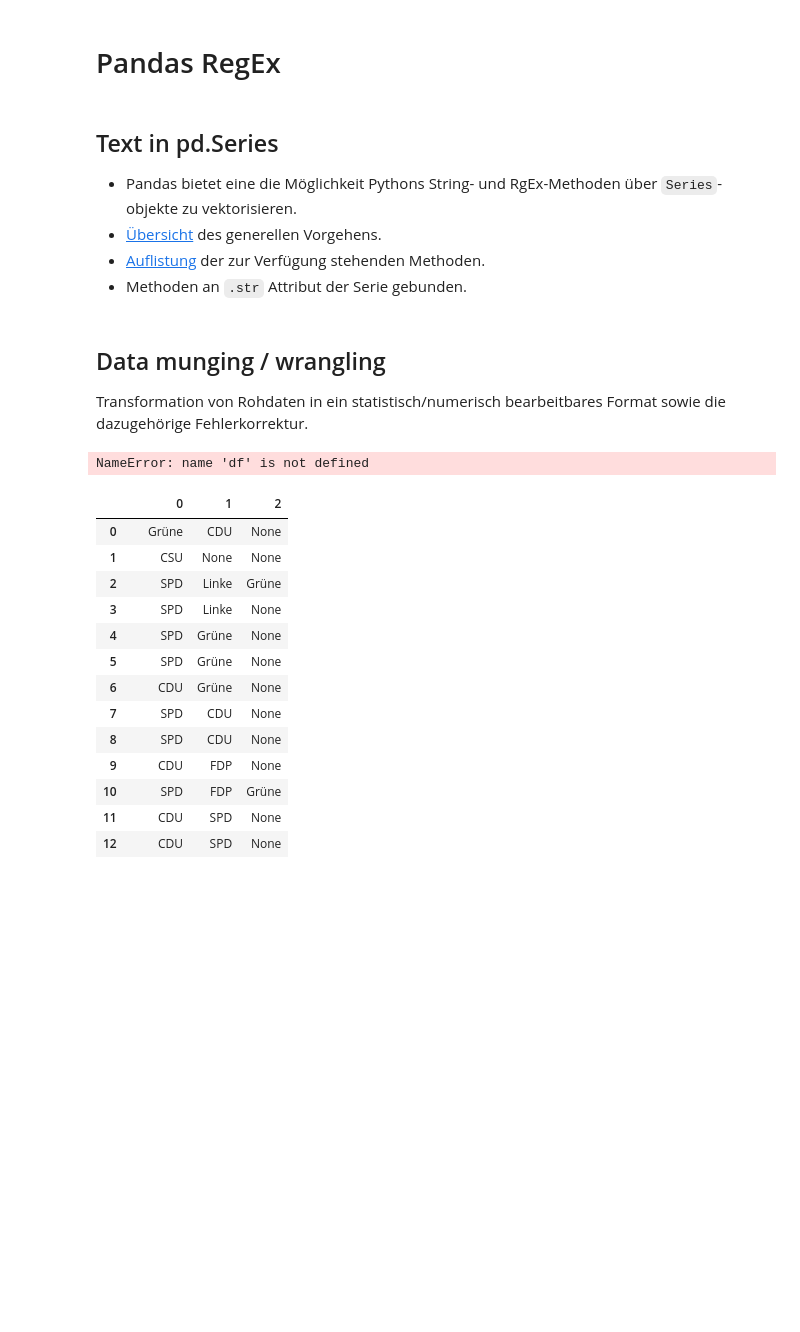
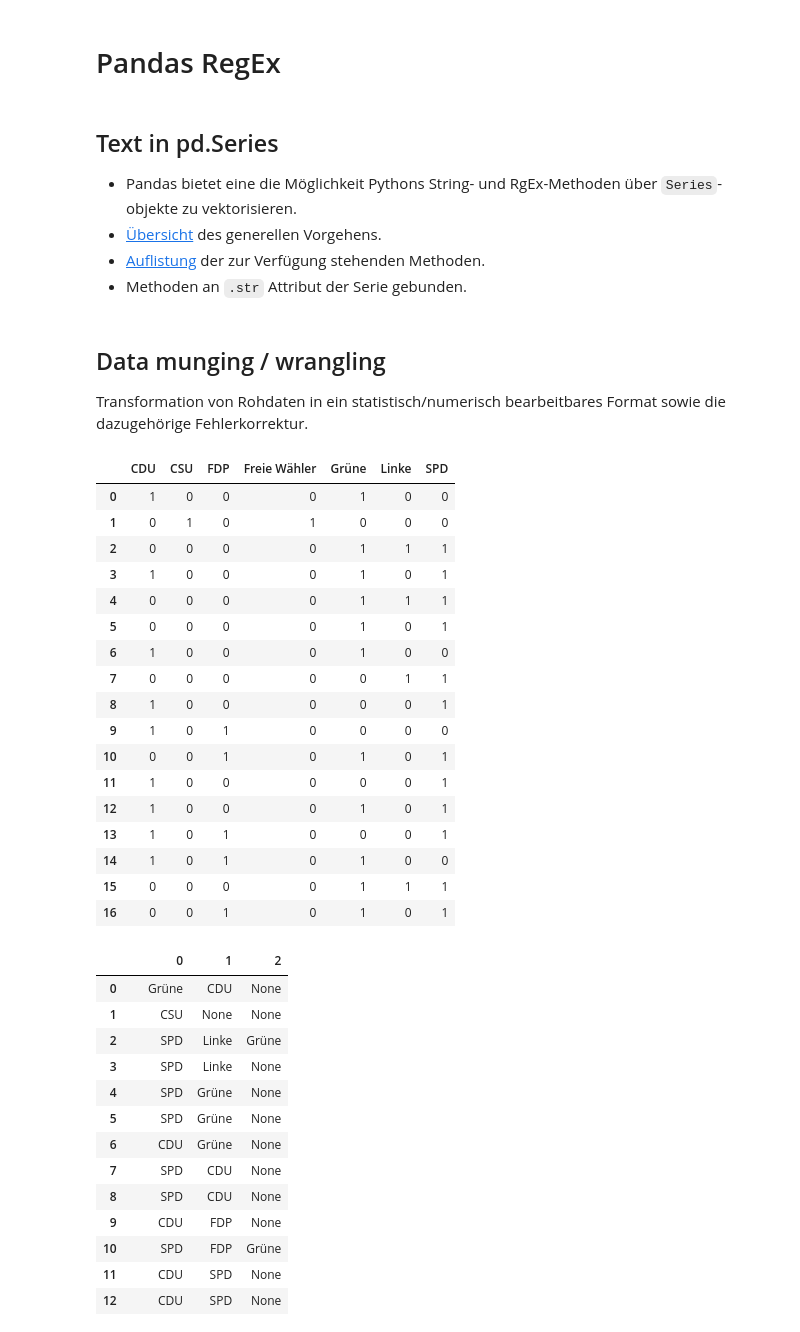
Before and after one commit to jrriebling/WebScrapingWorkshop, a Jupyter notebook: Skripte/14.Text und Data Munging.ipynb, the cells around one changed output. Drawn from its saved outputs; the diff is of its cells as text; code cells hidden in the pictures; blank space fills up the shorter version.

```diff
--- a/Skripte/14.Text und Data Munging.ipynb
+++ b/Skripte/14.Text und Data Munging.ipynb
@@ -150,8 +150,8 @@ pattern = re.compile(r'^m-splus-.+')
 ## Text in pd.Series
 
 * Pandas bietet eine die Möglichkeit Pythons String- und RgEx-Methoden über `Series`-objekte zu vektorisieren.
-* [Übersicht](https://pandas.pydata.org/pandas-docs/stable/text.html) des generellen Vorgehens.
-* [Auflistung](https://pandas.pydata.org/pandas-docs/stable/text.html#method-summary) der zur Verfügung stehenden Methoden.
+* [Übersicht](https://pandas.pydata.org/pandas-docs/stable/user_guide/text.html) des generellen Vorgehens.
+* [Auflistung](https://pandas.pydata.org/pandas-docs/stable/user_guide/text.html#method-summary) der zur Verfügung stehenden Methoden.
 * Methoden an `.str` Attribut der Serie gebunden.
 # %% [markdown]
 ## Data munging / wrangling
@@ -159,9 +159,28 @@ pattern = re.compile(r'^m-splus-.+')
 Transformation von Rohdaten in ein statistisch/numerisch bearbeitbares Format sowie die dazugehörige Fehlerkorrektur.
 # %%
 ## Making all the parties into seperate data points:
-df['Regierungs-partei(en)']
+regp_df = df['Regierungs-partei(en)'].str.split(r',| und ', expand=True)
+
+df['Regierungs-partei(en)'].str.replace(r' und ', ', ').str.get_dummies(', ')
 # %% [output]
-NameError: name 'df' is not defined
+|  | CDU | CSU | FDP | Freie Wähler | Grüne | Linke | SPD |
+| 0 | 1 | 0 | 0 | 0 | 1 | 0 | 0 |
+| 1 | 0 | 1 | 0 | 1 | 0 | 0 | 0 |
+| 2 | 0 | 0 | 0 | 0 | 1 | 1 | 1 |
+| 3 | 1 | 0 | 0 | 0 | 1 | 0 | 1 |
+| 4 | 0 | 0 | 0 | 0 | 1 | 1 | 1 |
+| 5 | 0 | 0 | 0 | 0 | 1 | 0 | 1 |
+| 6 | 1 | 0 | 0 | 0 | 1 | 0 | 0 |
+| 7 | 0 | 0 | 0 | 0 | 0 | 1 | 1 |
+| 8 | 1 | 0 | 0 | 0 | 0 | 0 | 1 |
+| 9 | 1 | 0 | 1 | 0 | 0 | 0 | 0 |
+| 10 | 0 | 0 | 1 | 0 | 1 | 0 | 1 |
+| 11 | 1 | 0 | 0 | 0 | 0 | 0 | 1 |
+| 12 | 1 | 0 | 0 | 0 | 1 | 0 | 1 |
+| 13 | 1 | 0 | 1 | 0 | 0 | 0 | 1 |
+| 14 | 1 | 0 | 1 | 0 | 1 | 0 | 0 |
+| 15 | 0 | 0 | 0 | 0 | 1 | 1 | 1 |
+| 16 | 0 | 0 | 1 | 0 | 1 | 0 | 1 |
 # %%
 parties = df['Regierungs-partei(en)']
 
```
Also changed, not shown: parts of 8 cells of this notebook, 9 other files.
